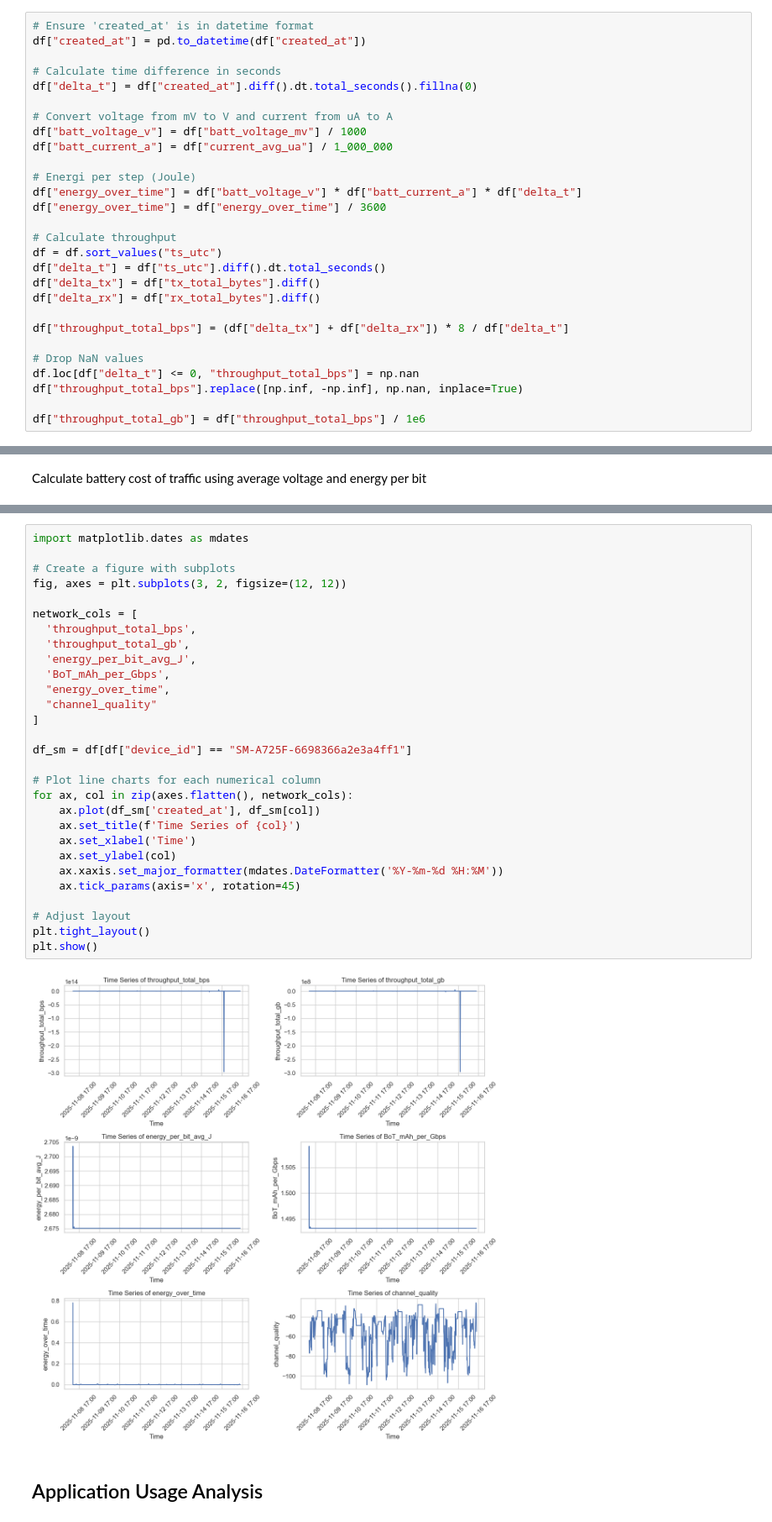
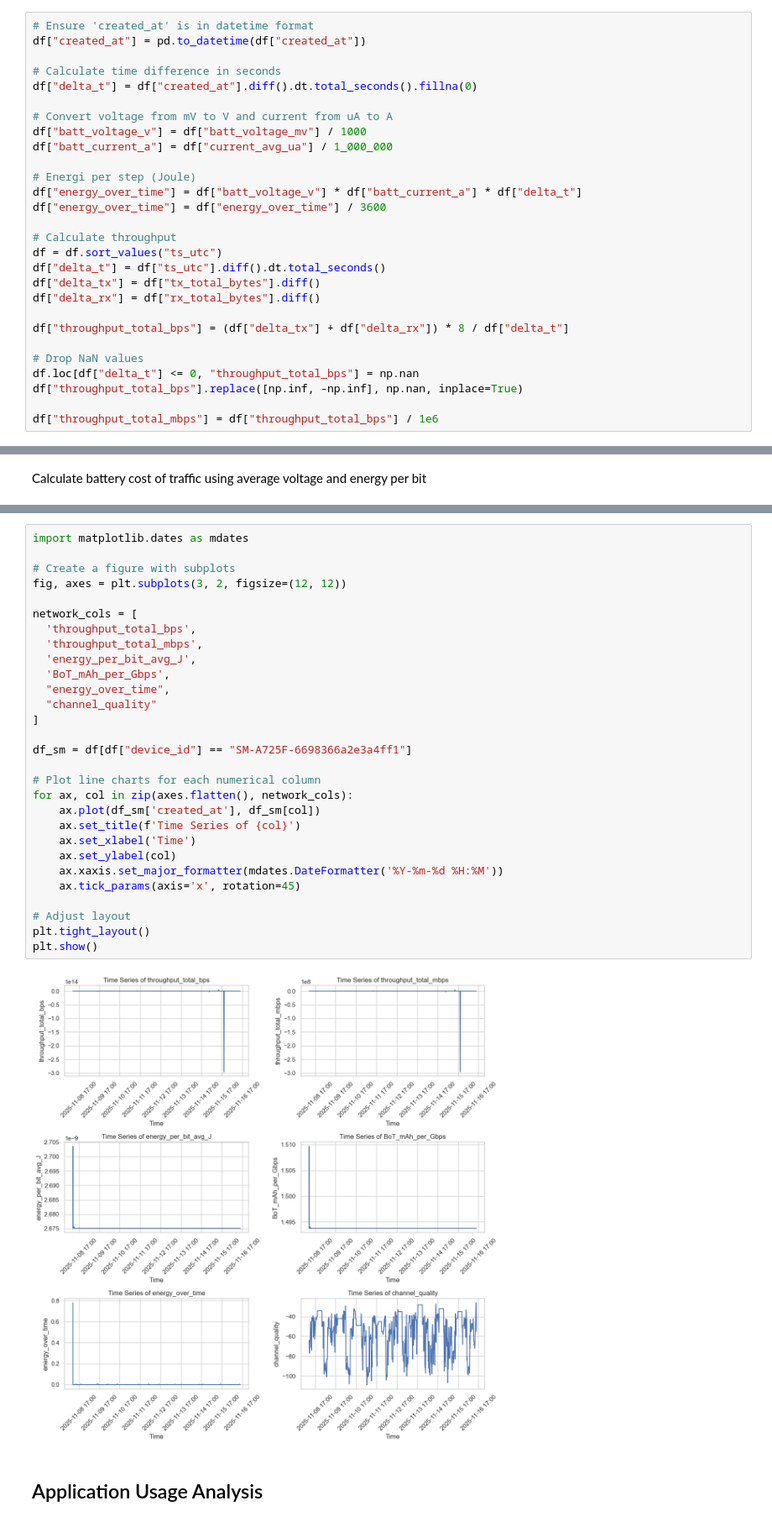
Before and after one commit to fadeldnswr/smartphone-battery-be, a Jupyter notebook: notebooks/main.ipynb, the cells around one changed output, grey strips where cells are left out. Shown at 84% size. Cells and saved outputs as stored; diff of their text form.

```diff
--- a/notebooks/main.ipynb
+++ b/notebooks/main.ipynb
@@ -159,7 +159,7 @@ df["throughput_total_bps"] = (df["delta_tx"] + df["delta_rx"]) * 8 / df["delta_t
 df.loc[df["delta_t"] <= 0, "throughput_total_bps"] = np.nan
 df["throughput_total_bps"].replace([np.inf, -np.inf], np.nan, inplace=True)
 
-df["throughput_total_gb"] = df["throughput_total_bps"] / 1e6
+df["throughput_total_mbps"] = df["throughput_total_bps"] / 1e6
 # %% [output]
 The behavior will change in pandas 3.0. This inplace method will never work because the intermediate object on which we are setting values always behaves as a copy.
 
@@ -249,34 +249,34 @@ plt.show()
 # %%
 import matplotlib.dates as mdates
 
 # Create a figure with subplots
 fig, axes = plt.subplots(3, 2, figsize=(12, 12))
 
 network_cols = [
   'throughput_total_bps',
-  'throughput_total_gb',
+  'throughput_total_mbps',
   'energy_per_bit_avg_J',
   'BoT_mAh_per_Gbps',
   "energy_over_time",
   "channel_quality"
 ]
 
 df_sm = df[df["device_id"] == "SM-A725F-6698366a2e3a4ff1"]
 
 # Plot line charts for each numerical column
 for ax, col in zip(axes.flatten(), network_cols):
     ax.plot(df_sm['created_at'], df_sm[col])
     ax.set_title(f'Time Series of {col}')
     ax.set_xlabel('Time')
     ax.set_ylabel(col)
     ax.xaxis.set_major_formatter(mdates.DateFormatter('%Y-%m-%d %H:%M'))
     ax.tick_params(axis='x', rotation=45)
 
 # Adjust layout
 plt.tight_layout()
 plt.show()
 # %% [output]
-[figure, old version]
+[figure, new version]
 # %% [markdown]
 ## Application Usage Analysis
 # %% [markdown]
```
Also changed, not shown: parts of 19 cells of this notebook, 1 other file.
